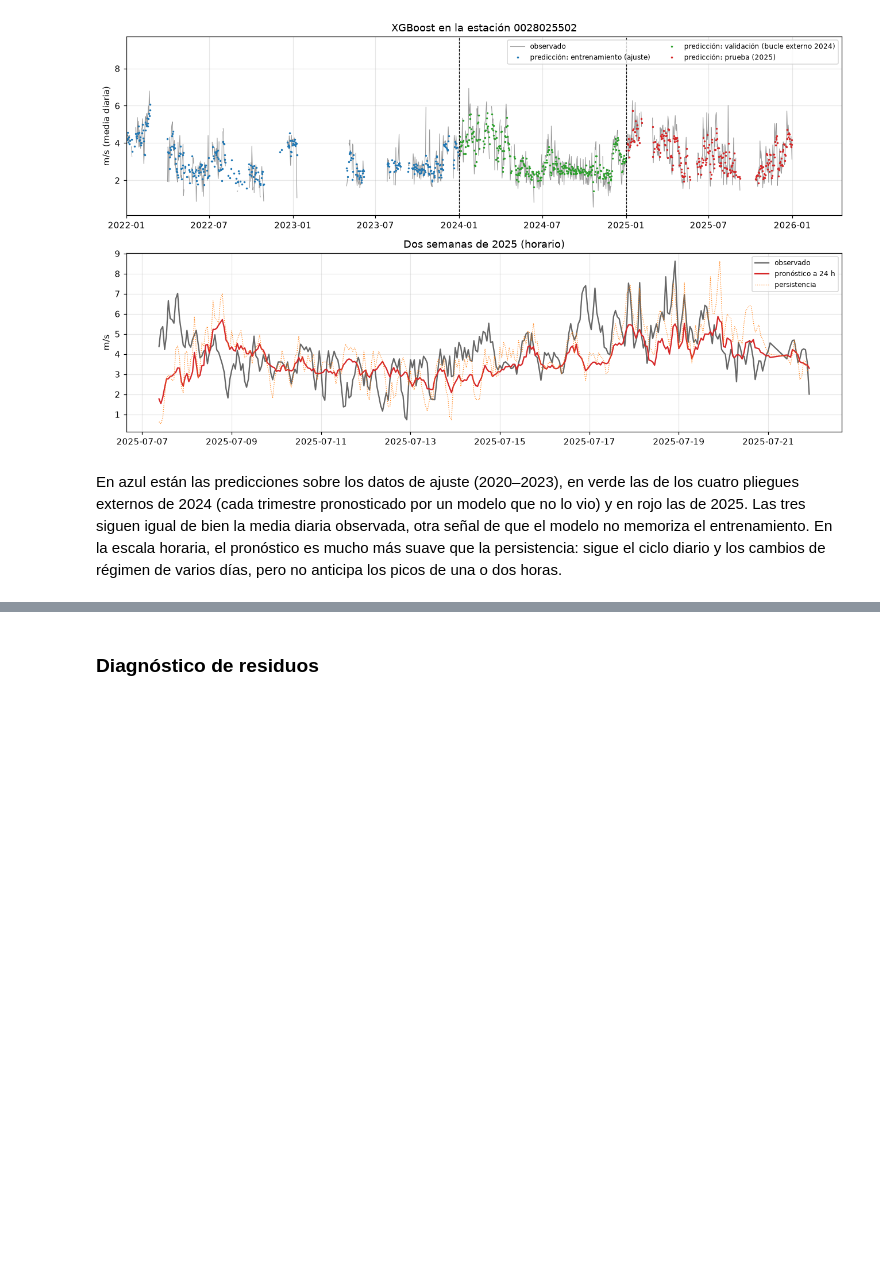
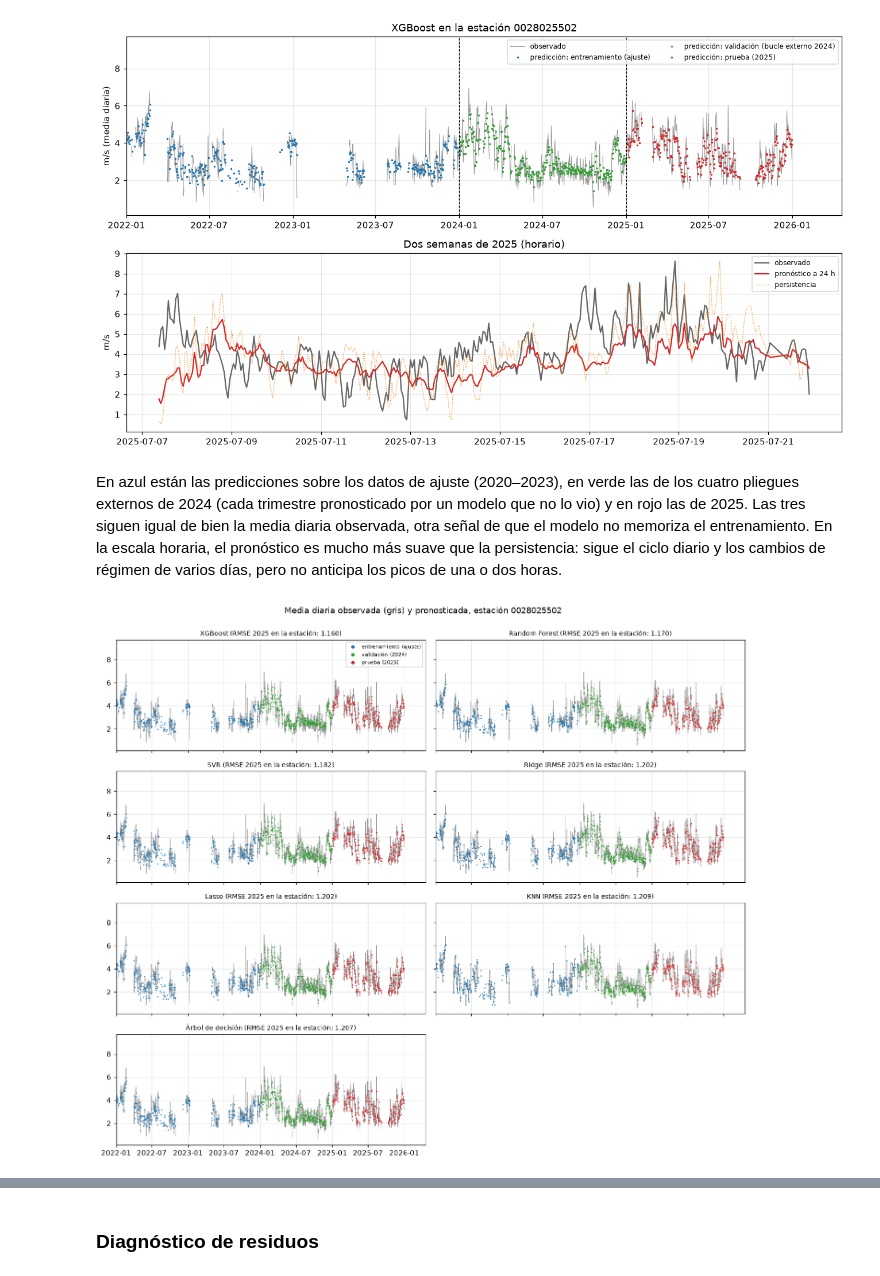
Before and after one commit to yuryenr-ui/entregable1-viento, a Jupyter notebook: entregable3.ipynb, the cells around one changed output, grey strips where cells are left out. Drawn from its saved outputs; the diff is of its cells as text; code cells hidden in the pictures; blank space fills up the shorter version.

```diff
--- a/entregable3.ipynb
+++ b/entregable3.ipynb
@@ -666,3 +739,33 @@ externos de 2024 (cada trimestre pronosticado por un modelo que no lo vio) y en
 igual de bien la media diaria observada, otra señal de que el modelo no memoriza el entrenamiento. En la escala
 horaria, el pronóstico es mucho más suave que la persistencia: sigue el ciclo diario y los cambios de régimen de
 varios días, pero no anticipa los picos de una o dos horas.
+# %%
+# la misma figura para los siete modelos, en la misma estación (media diaria)
+filas_est = np.flatnonzero((TR.est == EST).to_numpy())
+val_est = TR.est.iloc[val_idx].to_numpy() == EST
+te_est = (TE.est == EST).to_numpy()
+fig, axs = plt.subplots(4, 2, figsize=(13, 11), sharex=True, sharey=True)
+for ax, m in zip(axs.flat, orden_modelos):
+    r_m, p_te_m = leer(m, elegido[m], "final")
+    mod = construir(m, r_m["mejor_params"], n_jobs=16).fit(X_tr, y_tr)
+    p_val_m = np.concatenate([leer(m, elegido[m], n)[1] for n in PLIEGUES])
+    tramos = [("entrenamiento (ajuste)", TR.t_y.iloc[filas_est], mod.predict(X_tr[filas_est]), "C0"),
+              ("validación (2024)", TR.t_y.iloc[val_idx][val_est], p_val_m[val_est], "C2"),
+              ("prueba (2025)", TE.t_y[te_est], p_te_m[te_est], "C3")]
+    ax.plot(obs.index, obs, color="0.6", lw=.6)
+    for nombre, t_, p_, c in tramos:
+        d = pd.Series(p_, index=pd.to_datetime(np.asarray(t_)))
+        if nombre.startswith("entrenamiento"):
+            d = d[d.index < TRIMESTRES[4]]
+        d = d.groupby(d.index.floor("D")).mean()
+        ax.plot(d.index, d, ".", ms=1.5, color=c, label=nombre)
+    rm = np.sqrt(np.mean((y_te[te_est] - p_te_m[te_est]) ** 2))
+    ax.set_title(f"{m} (RMSE 2025 en la estación: {rm:.3f})", fontsize=9)
+    ax.set_xlim(pd.Timestamp("2022-01-01"), None)
+axs.flat[-1].axis("off")
+axs.flat[0].legend(fontsize=7, markerscale=5)
+fig.suptitle(f"Media diaria observada (gris) y pronosticada, estación {EST}", y=1.0)
+plt.tight_layout()
+plt.show()
+# %% [output]
+[figure, added]
```
Also changed, not shown: parts of 14 cells of this notebook, 18 other files.
